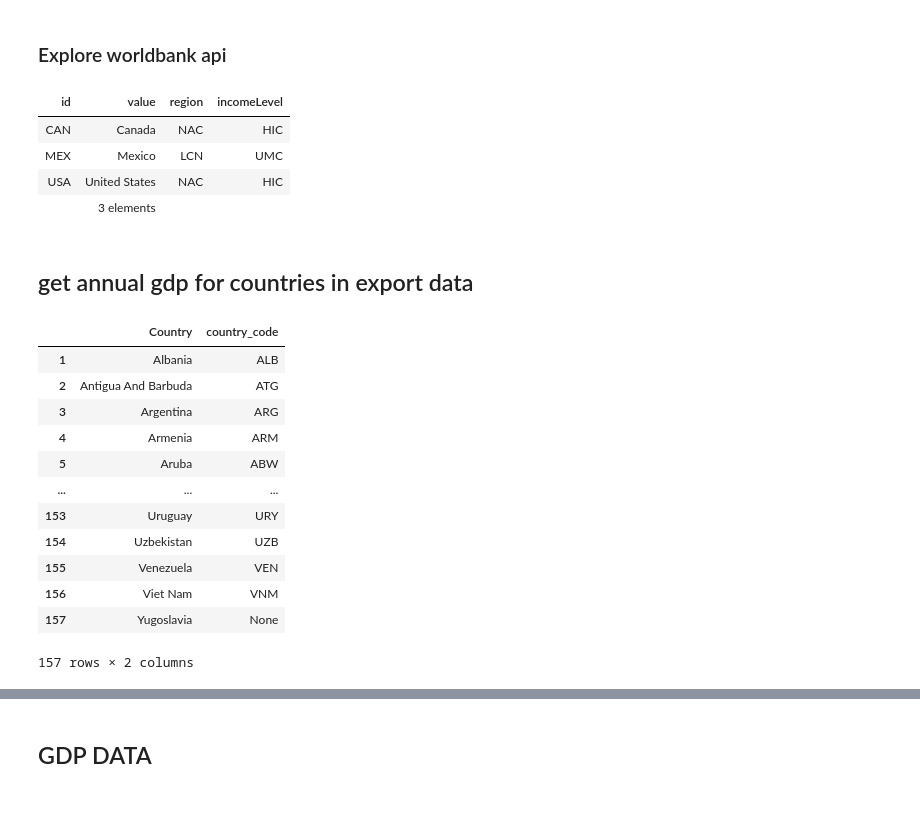
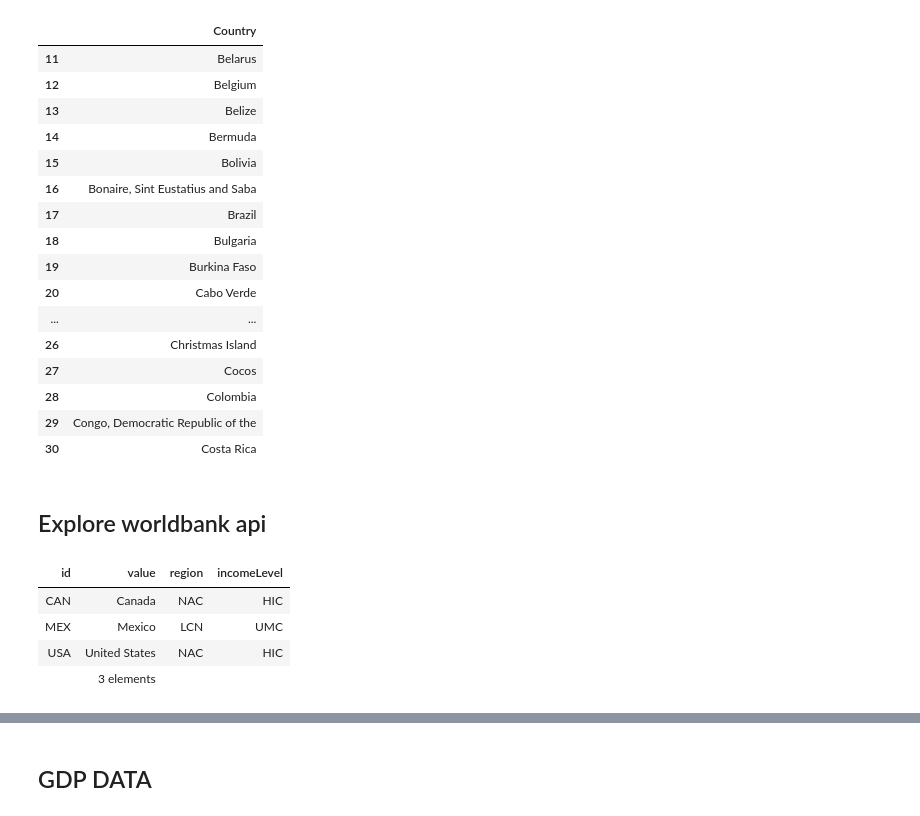
Before and after one commit to brigittesullivan/w30-final-lhl-project, a Jupyter notebook: 1_cleaning_country_gdp.ipynb, the cells around one changed output, grey strips where cells are left out. Drawn from its saved outputs; the diff is of its cells as text; code cells hidden in the pictures.

```diff
--- a/1_cleaning_country_gdp.ipynb
+++ b/1_cleaning_country_gdp.ipynb
@@ -8,6 +10,26 @@ import numpy as np
 countries = pd.read_csv('data/export_countries.csv', index_col=0, header = 1, names = ['Country'])
+# %%
+countries[10:30]
+# %% [output]
+|  | Country |
+| 11 | Belarus |
+| 12 | Belgium |
+| 13 | Belize |
+| 14 | Bermuda |
+| 15 | Bolivia |
+| 16 | Bonaire, Sint Eustatius and Saba |
+| 17 | Brazil |
+| 18 | Bulgaria |
+| 19 | Burkina Faso |
+| 20 | Cabo Verde |
+| ... | ... |
+| 26 | Christmas Island |
+| 27 | Cocos |
+| 28 | Colombia |
+| 29 | Congo, Democratic Republic of the |
+| 30 | Costa Rica |
 # %% [markdown]
-### Explore worldbank api
+## Explore worldbank api
 # %%
 # wb.source.info()
 # wb.series.info()
@@ -19,5 +41,3 @@ wb.economy.info(['CAN', 'USA', 'MEX'])
 | MEX | Mexico | LCN | UMC |
 | USA | United States | NAC | HIC |
 |  | 3 elements |  |  |
-# %% [markdown]
-## get annual gdp for countries in export data
@@ -26,17 +43,0 @@ wb.economy.info(['CAN', 'USA', 'MEX'])
-# %%
-countries['country_code'] = country_codes
-countries
-# %% [output]
-|  | Country | country_code |
-| 1 | Albania | ALB |
-| 2 | Antigua And Barbuda | ATG |
-| 3 | Argentina | ARG |
-| 4 | Armenia | ARM |
-| 5 | Aruba | ABW |
-| ... | ... | ... |
-| 153 | Uruguay | URY |
-| 154 | Uzbekistan | UZB |
-| 155 | Venezuela | VEN |
-| 156 | Viet Nam | VNM |
-| 157 | Yugoslavia | None |
-157 rows × 2 columns
```
Also changed, not shown: parts of 29 cells of this notebook, 6 other files.
